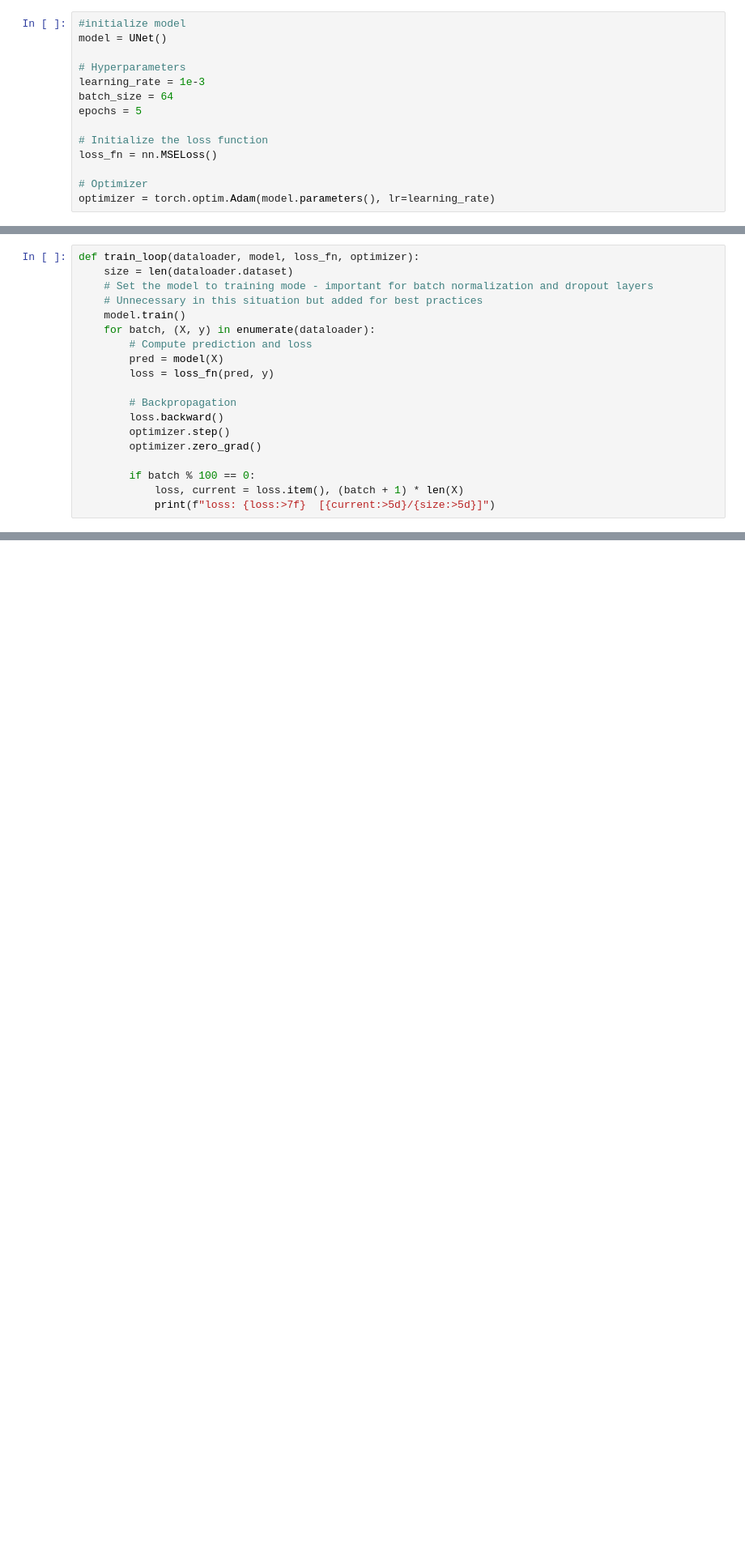
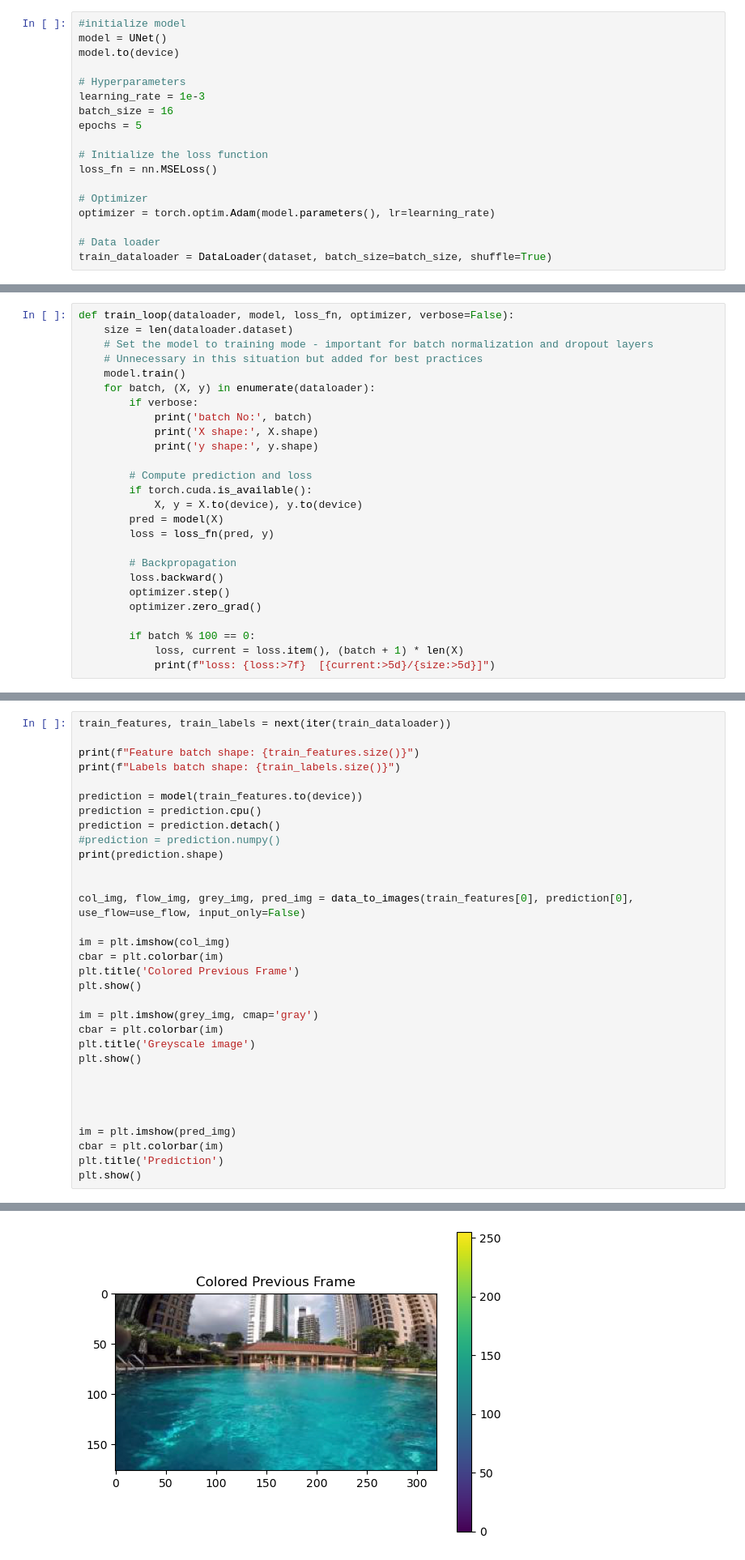
Before and after one commit to jan-spr/FlowColorization, a Jupyter notebook: UNet_train_noFlow.ipynb, the cells around one changed output, grey strips where cells are left out. Shown: that part at 81% size. Saved outputs shown, nothing was run; the diff lists cells and outputs as text; blank space fills up the shorter version.

```diff
--- a/UNet_train_noFlow.ipynb
+++ b/UNet_train_noFlow.ipynb
@@ -112,10 +177,11 @@ False
 # %%
 #initialize model
 model = UNet()
+model.to(device)
 
 # Hyperparameters
 learning_rate = 1e-3
-batch_size = 64
+batch_size = 16
 epochs = 5
 
 # Initialize the loss function
@@ -123,3 +189,6 @@ loss_fn = nn.MSELoss()
 
 # Optimizer
 optimizer = torch.optim.Adam(model.parameters(), lr=learning_rate)
+
+# Data loader
+train_dataloader = DataLoader(dataset, batch_size=batch_size, shuffle=True)
@@ -128,11 +195,18 @@ TypeError: UNet.__init__() missing 1 required positional argument: 'n_class'
 # %%
-def train_loop(dataloader, model, loss_fn, optimizer):
+def train_loop(dataloader, model, loss_fn, optimizer, verbose=False):
     size = len(dataloader.dataset)
     # Set the model to training mode - important for batch normalization and dropout layers
     # Unnecessary in this situation but added for best practices
     model.train()
     for batch, (X, y) in enumerate(dataloader):
+        if verbose:
+            print('batch No:', batch)
+            print('X shape:', X.shape)
+            print('y shape:', y.shape)
+
         # Compute prediction and loss
+        if torch.cuda.is_available():
+            X, y = X.to(device), y.to(device)
         pred = model(X)
         loss = loss_fn(pred, y)
 
@@ -152,0 +245,33 @@ print("Done!")
+# %%
+train_features, train_labels = next(iter(train_dataloader))
+
+print(f"Feature batch shape: {train_features.size()}")
+print(f"Labels batch shape: {train_labels.size()}")
+
+prediction = model(train_features.to(device))
+prediction = prediction.cpu()
+prediction = prediction.detach()
+#prediction = prediction.numpy()
+print(prediction.shape)
+
+
+col_img, flow_img, grey_img, pred_img = data_to_images(train_features[0], prediction[0], use_flow=use_flow, input_only=False)
+
+im = plt.imshow(col_img)
+cbar = plt.colorbar(im)
+plt.title('Colored Previous Frame')
+plt.show()
+
+im = plt.imshow(grey_img, cmap='gray')
+cbar = plt.colorbar(im)
+plt.title('Greyscale image')
+plt.show()
+
+
+
+
+im = plt.imshow(pred_img)
+cbar = plt.colorbar(im)
+plt.title('Prediction')
+plt.show()
+# %% [output]
@@ -152,0 +283 @@ print("Done!")
+[figure, added]
```
Also changed, not shown: parts of 8 cells of this notebook, 3 other files.
